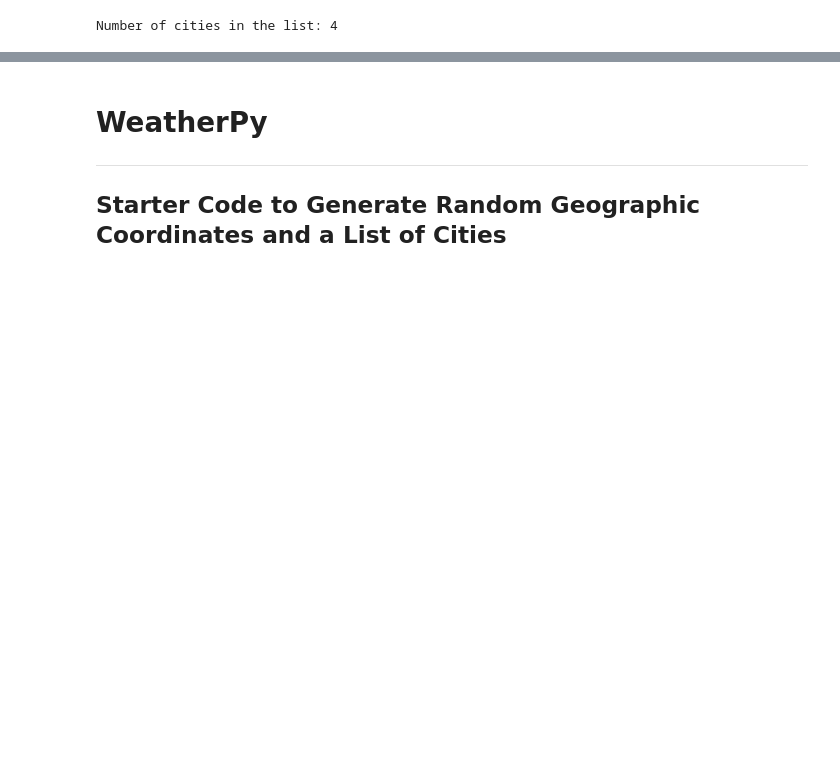
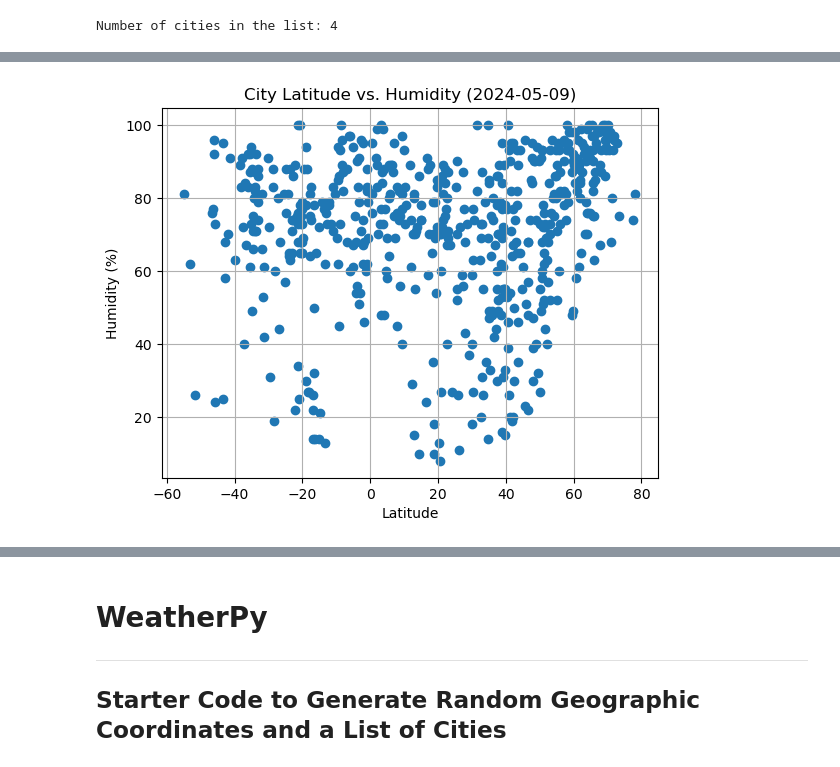
Before and after one commit to MarkOlsonMN/python-api-challenge, a Jupyter notebook: WeatherPy/WeatherPy.ipynb, the cells around one changed output, grey strips where cells are left out. Saved outputs shown, nothing was run; the diff lists cells and outputs as text; code cells hidden in the pictures; blank space fills up the shorter version.

```diff
--- a/WeatherPy/WeatherPy.ipynb
+++ b/WeatherPy/WeatherPy.ipynb
@@ -264,0 +505,17 @@ city_data_df.head()
+# %%
+# Build the scatter plots for latitude vs. humidity
+plt.scatter(city_data_df["Lat"], city_data_df["Humidity"], marker="o")
+
+# Incorporate the other graph properties
+plt.title(f"City Latitude vs. Humidity ({formatted_todays_date})")
+plt.ylabel("Humidity (%)")
+plt.xlabel("Latitude")
+plt.grid(True)
+
+# Save the figure
+plt.savefig("output_data/Fig2.png")
+
+# Show plot
+plt.show()
+# %% [output]
+[figure, added]
```
Also changed, not shown: parts of 36 cells of this notebook.
